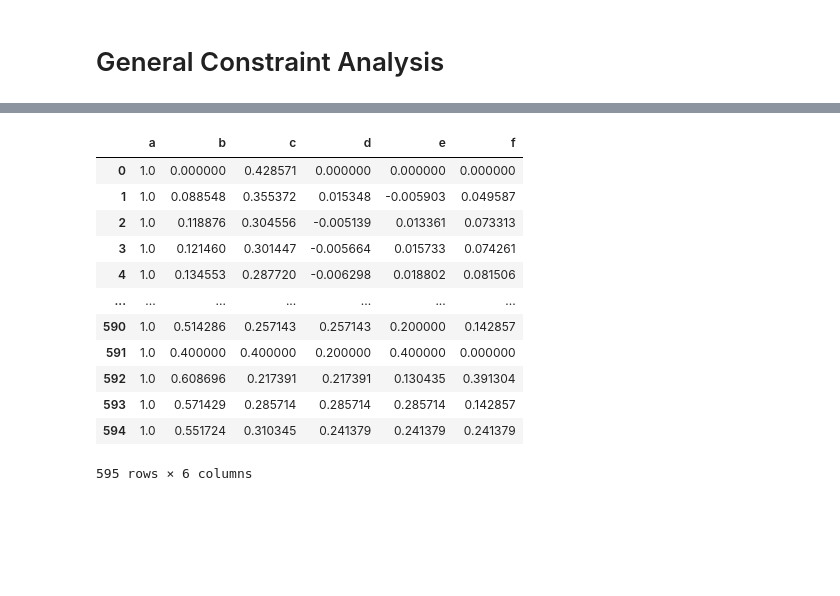
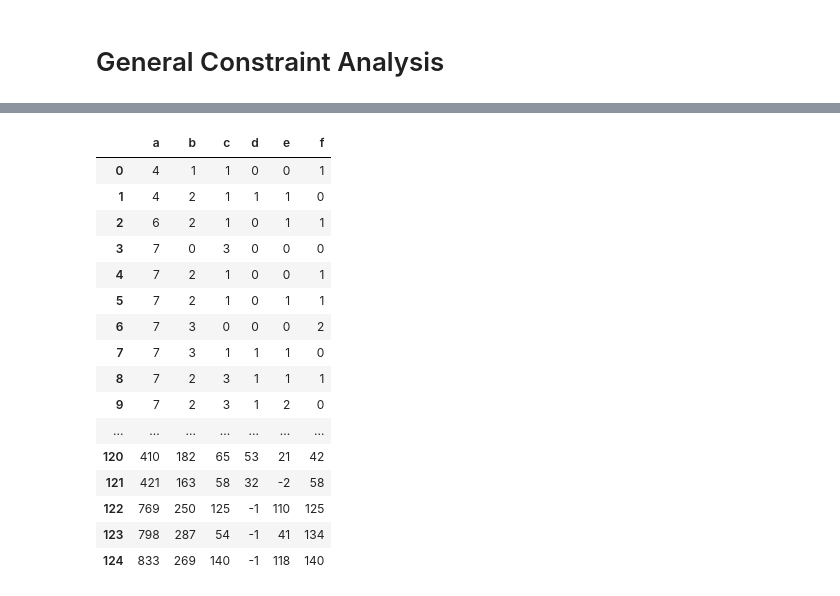
Before and after one commit to davidmisiak/flow-polynomials, a Jupyter notebook: analysis.ipynb, the cells around one changed output, grey strips where cells are left out. Saved outputs shown, nothing was run; the diff lists cells and outputs as text; code cells hidden in the pictures; blank space fills up the shorter version.

```diff
--- a/analysis.ipynb
+++ b/analysis.ipynb
@@ -16,6 +16,10 @@ def head_and_tail(xs, n=5):
     if len(xs) <= 2*n:
         return xs
     return xs[:n] + ["..."] + xs[-n:]
+
+def df_show_all_rows(df):
+    with pd.option_context('display.max_rows', None):
+        display(df)
 # %%
 def load_stats(path):
     return pd.read_table(path, names=['k', 'n', 'c', 'min', 'max', 'star'], sep=' ')
@@ -364,19 +391,20 @@ zero_offset_planes
-# %%
-points = prepare_points(7, v=26)
-planes = get_planes(points)
-zero_offset_planes = get_zero_offset_planes(planes)
-zero_offset_planes
-# %% [output]
-|  | a | b | c | d | e | f |
-| 0 | 1.0 | 0.000000 | 0.428571 | 0.000000 | 0.000000 | 0.000000 |
-| 1 | 1.0 | 0.088548 | 0.355372 | 0.015348 | -0.005903 | 0.049587 |
-| 2 | 1.0 | 0.118876 | 0.304556 | -0.005139 | 0.013361 | 0.073313 |
-| 3 | 1.0 | 0.121460 | 0.301447 | -0.005664 | 0.015733 | 0.074261 |
-| 4 | 1.0 | 0.134553 | 0.287720 | -0.006298 | 0.018802 | 0.081506 |
-| ... | ... | ... | ... | ... | ... | ... |
-| 590 | 1.0 | 0.514286 | 0.257143 | 0.257143 | 0.200000 | 0.142857 |
-| 591 | 1.0 | 0.400000 | 0.400000 | 0.200000 | 0.400000 | 0.000000 |
-| 592 | 1.0 | 0.608696 | 0.217391 | 0.217391 | 0.130435 | 0.391304 |
-| 593 | 1.0 | 0.571429 | 0.285714 | 0.285714 | 0.285714 | 0.142857 |
-| 594 | 1.0 | 0.551724 | 0.310345 | 0.241379 | 0.241379 | 0.241379 |
-595 rows × 6 columns
+# %%
+df_show_all_rows(get_integer_zero_offset_planes(7, 34))
+# %% [output]
+|  | a | b | c | d | e | f |
+| 0 | 4 | 1 | 1 | 0 | 0 | 1 |
+| 1 | 4 | 2 | 1 | 1 | 1 | 0 |
+| 2 | 6 | 2 | 1 | 0 | 1 | 1 |
+| 3 | 7 | 0 | 3 | 0 | 0 | 0 |
+| 4 | 7 | 2 | 1 | 0 | 0 | 1 |
+| 5 | 7 | 2 | 1 | 0 | 1 | 1 |
+| 6 | 7 | 3 | 0 | 0 | 0 | 2 |
+| 7 | 7 | 3 | 1 | 1 | 1 | 0 |
+| 8 | 7 | 2 | 3 | 1 | 1 | 1 |
+| 9 | 7 | 2 | 3 | 1 | 2 | 0 |
+| ... | ... | ... | ... | ... | ... | ... |
+| 120 | 410 | 182 | 65 | 53 | 21 | 42 |
+| 121 | 421 | 163 | 58 | 32 | -2 | 58 |
+| 122 | 769 | 250 | 125 | -1 | 110 | 125 |
+| 123 | 798 | 287 | 54 | -1 | 41 | 134 |
+| 124 | 833 | 269 | 140 | -1 | 118 | 140 |
```
Also changed, not shown: parts of 3 cells of this notebook, 1 other file.
